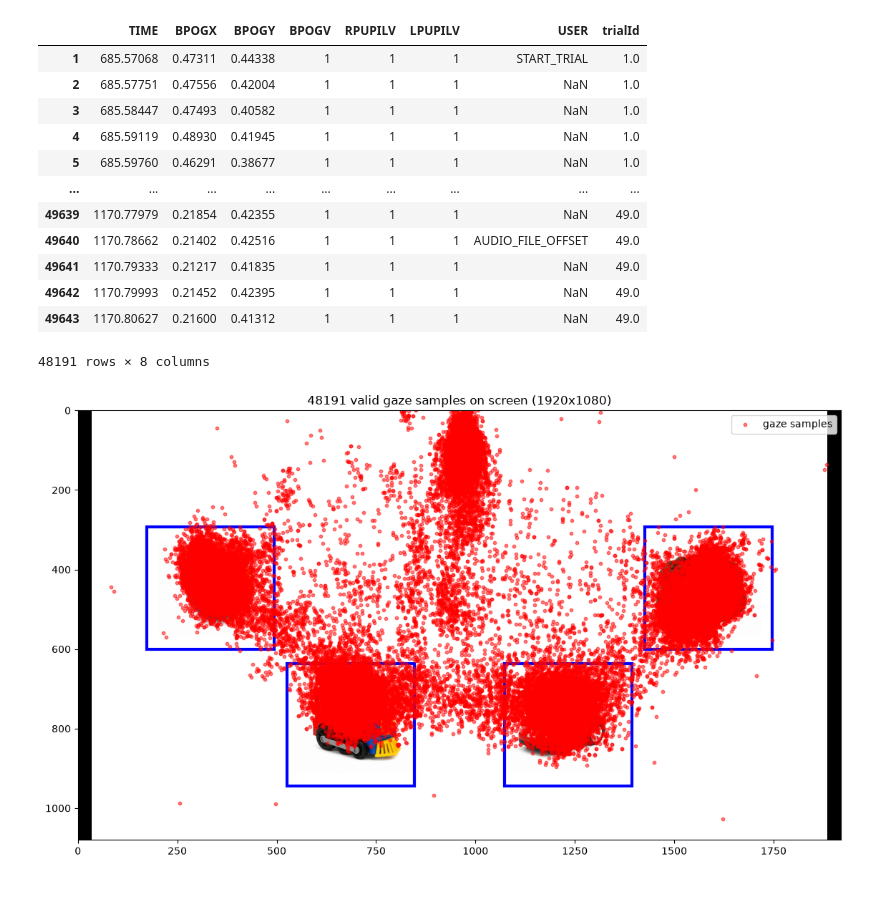
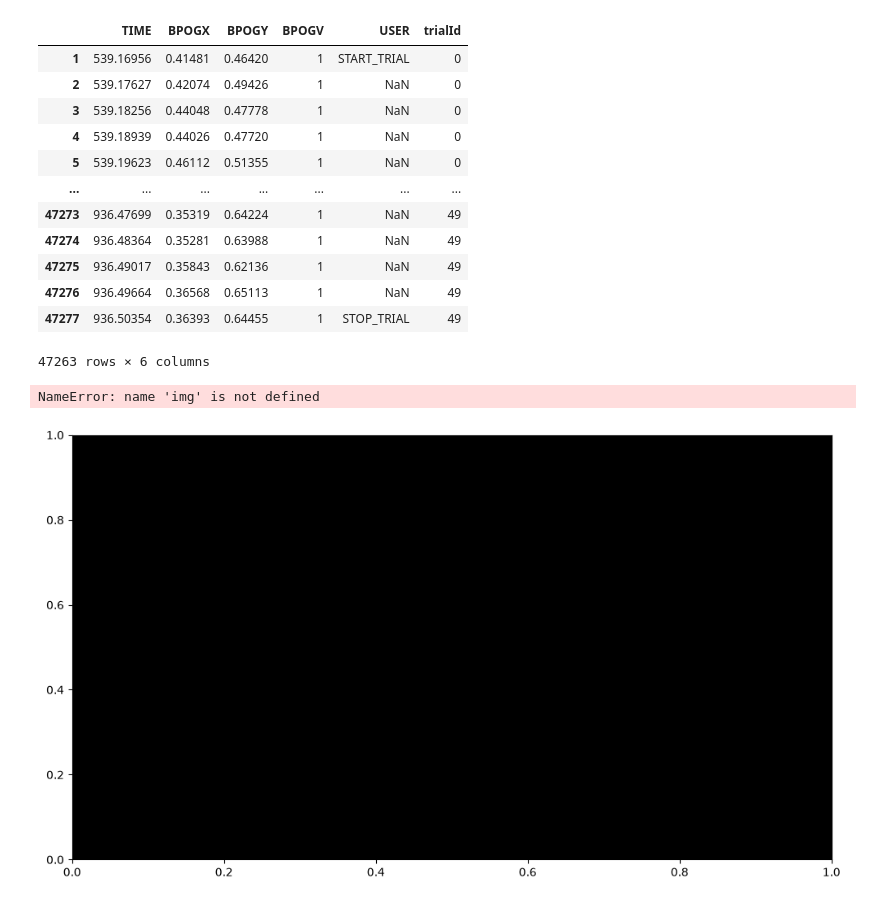
Before and after one commit to JonathanTheDuck/et26_VisualWorldParadigm, a Jupyter notebook: 02_analytics/human_predictions/human_pipeline.ipynb, the cells around one changed output. Cells and saved outputs as stored; diff of their text form; code cells hidden in the pictures.

```diff
--- a/02_analytics/human_predictions/human_pipeline.ipynb
+++ b/02_analytics/human_predictions/human_pipeline.ipynb
@@ -93,47 +63,47 @@ samples_valid
 # %%
 #before we continue we should add trial numbers to the gaze samples starting with 1
 #the construct of this cell was created with gpt:
-is_start = samples_valid["USER"].eq("START_TRIAL")
-is_stop = samples_valid["USER"].eq("STOP_TRIAL")
+is_start = gazeSamples_df_reduced["USER"].eq("START_TRIAL")
+is_stop = gazeSamples_df_reduced["USER"].eq("STOP_TRIAL")
 
 inside = False
-current_id = 0
+current_id = -1
 ids = []
 
 for start, stop in zip(is_start, is_stop):
     if start:
         inside = True
         current_id += 1
-
-    ids.append(current_id if inside else None)
+    #using str here to make merging easier later
+    ids.append(str(current_id) if inside else None)
 
     if stop:
         inside = False
 
-samples_valid["trialId"] = ids
+gazeSamples_df_reduced["trialId"] = ids
 
 # Alles außerhalb eines Intervalls entfernen
-samples_valid_onlyTrials = samples_valid[samples_valid["trialId"].notna()]
-samples_valid_onlyTrials
+samples_onlyTrials = gazeSamples_df_reduced[gazeSamples_df_reduced["trialId"].notna()]
+samples_onlyTrials
 
 
 #sanity checking: correct :) all ids are moving up in correct range
 #svd=samples_valid_onlyTrials[samples_valid_onlyTrials["USER"]=="START_TRIAL"]
 #svd=samples_valid_onlyTrials[samples_valid_onlyTrials["USER"]=="STOP_TRIAL"]
 # %% [output]
-|  | TIME | BPOGX | BPOGY | BPOGV | RPUPILV | LPUPILV | USER | trialId |
-| 1 | 685.57068 | 0.47311 | 0.44338 | 1 | 1 | 1 | START_TRIAL | 1.0 |
-| 2 | 685.57751 | 0.47556 | 0.42004 | 1 | 1 | 1 | NaN | 1.0 |
-| 3 | 685.58447 | 0.47493 | 0.40582 | 1 | 1 | 1 | NaN | 1.0 |
-| 4 | 685.59119 | 0.48930 | 0.41945 | 1 | 1 | 1 | NaN | 1.0 |
-| 5 | 685.59760 | 0.46291 | 0.38677 | 1 | 1 | 1 | NaN | 1.0 |
-| ... | ... | ... | ... | ... | ... | ... | ... | ... |
-| 49639 | 1170.77979 | 0.21854 | 0.42355 | 1 | 1 | 1 | NaN | 49.0 |
-| 49640 | 1170.78662 | 0.21402 | 0.42516 | 1 | 1 | 1 | AUDIO_FILE_OFFSET | 49.0 |
-| 49641 | 1170.79333 | 0.21217 | 0.41835 | 1 | 1 | 1 | NaN | 49.0 |
-| 49642 | 1170.79993 | 0.21452 | 0.42395 | 1 | 1 | 1 | NaN | 49.0 |
-| 49643 | 1170.80627 | 0.21600 | 0.41312 | 1 | 1 | 1 | NaN | 49.0 |
+|  | TIME | BPOGX | BPOGY | BPOGV | USER | trialId |
+| 1 | 539.16956 | 0.41481 | 0.46420 | 1 | START_TRIAL | 0 |
+| 2 | 539.17627 | 0.42074 | 0.49426 | 1 | NaN | 0 |
+| 3 | 539.18256 | 0.44048 | 0.47778 | 1 | NaN | 0 |
+| 4 | 539.18939 | 0.44026 | 0.47720 | 1 | NaN | 0 |
+| 5 | 539.19623 | 0.46112 | 0.51355 | 1 | NaN | 0 |
+| ... | ... | ... | ... | ... | ... | ... |
+| 47273 | 936.47699 | 0.35319 | 0.64224 | 1 | NaN | 49 |
+| 47274 | 936.48364 | 0.35281 | 0.63988 | 1 | NaN | 49 |
+| 47275 | 936.49017 | 0.35843 | 0.62136 | 1 | NaN | 49 |
+| 47276 | 936.49664 | 0.36568 | 0.65113 | 1 | NaN | 49 |
+| 47277 | 936.50354 | 0.36393 | 0.64455 | 1 | STOP_TRIAL | 49 |
-48191 rows × 8 columns
+47263 rows × 6 columns
 # %%
 #the AOIs for the 4 objects have these positions in image coords (top left aligned just as open gaze as well):
 #AOIS have size of 400x400
@@ -146,11 +116,12 @@ positions_old = {
 #________________________________________
 #we have to use scaled positions though as we displayed a 2400x1400 image on 1920x1080 screen.
 positions = {
-    "pos1": (1426, 292),
-    "pos2": (1074, 636),
-    "pos3": (526, 636),
-    "pos4": (174, 292),
+    "pos1": (1745.6, 462.4),
+    "pos2": (1393.6, 820.0),
+    "pos3": (845.6,  820.0),
+    "pos4": (493.6,  462.4),
 }
+
 #also scaled these so they are not sqares anymore actually...need to take care of rsolution better next time !
 box_width = 320
 box_height = 309
@@ -158,8 +129,6 @@ box_height = 309
 
 #also it seems the screen resolution was at 1920x1080, if i read it coirrectly fromm the logfile. so we should change this for the real trials!
 #for now we need to convert image coords to screen coords that we have in open gaze.
-
-#TODO
 
 
 
@@ -171,20 +140,20 @@ import numpy as np
 from matplotlib.patches import Rectangle
 
 # ── Config — adjust these ──────────────────────────────────────────
-SCREEN_W, SCREEN_H = 1920, 1080
+#SCREEN_W, SCREEN_H = 1920, 1080
 IMG_PATH = "../../01_experiment/stimuli/img_composition/1_pos1_nosub.png"   # the actual displayed canvas image
+SCREEN_W, SCREEN_H = 2560, 1440  # OpenSesame virtual canvas
+IMG_W, IMG_H = 2400, 1400        # from your image
 
-# ── Load image & compute how it was actually displayed on screen ──
-img = Image.open(IMG_PATH)
-IMG_W, IMG_H = img.size
+SCALE = 0.8  # explicitly set in OpenSesame sketchpad
 
-scale = min(SCREEN_W / IMG_W, SCREEN_H / IMG_H)
-disp_w, disp_h = IMG_W * scale, IMG_H * scale
-offset_x = (SCREEN_W - disp_w) / 2
-offset_y = (SCREEN_H - disp_h) / 2
+disp_w = IMG_W * SCALE    # 1920.0
+disp_h = IMG_H * SCALE    # 1120.0
+offset_x = (SCREEN_W - disp_w) / 2  # 320.0
+offset_y = (SCREEN_H - disp_h) / 2  # 160.0
 
 # ── Convert gaze samples: normalized -> screen pixels ──────────────
-valid = samples_valid_onlyTrials[samples_valid_onlyTrials["BPOGV"] == 1].copy()
+valid = samples_onlyTrials[samples_onlyTrials["BPOGV"] == 1].copy()
 valid["screen_x"] = valid["BPOGX"] * SCREEN_W
 valid["screen_y"] = valid["BPOGY"] * SCREEN_H
 
@@ -193,34 +162,35 @@ fig, ax = plt.subplots(figsize=(12, 6.75))  # matches 16:9 aspect
 
 # black screen background
 ax.add_patch(patches.Rectangle((0, 0), SCREEN_W, SCREEN_H, color="black", zorder=0))
 
 # image placed at its actual displayed position/size
 ax.imshow(img, extent=[offset_x, offset_x + disp_w, offset_y + disp_h, offset_y], zorder=1)
 # note: extent y is [top, bottom] reversed because imshow origin is upper-left by default
 
 # gaze samples on top
 ax.scatter(valid["screen_x"], valid["screen_y"], s=10, c="red", alpha=0.5, zorder=2, label="gaze samples")
 
 for name, (x, y) in positions.items():
     rect = Rectangle(
         (x, y),            # top-left corner
         box_width,         # width
         box_height,        # height
         linewidth=3,
         edgecolor='blue',
         facecolor='none'
     )
     ax.add_patch(rect)
 
 ax.set_xlim(0, SCREEN_W)
 ax.set_ylim(SCREEN_H, 0)  # y-axis flipped so (0,0) is top-left, matching screen coords
 ax.set_aspect("equal")
 ax.set_title(f"{len(valid)} valid gaze samples on screen ({SCREEN_W}x{SCREEN_H})")
 ax.legend(loc="upper right")
 plt.tight_layout()
 plt.show()
 # %% [output]
+NameError: name 'img' is not defined
-[figure, old version]
+[figure, new version]
 # %%
 #we also want to filter all samples and only keep those that are in the relevant time frame for each trial.
 #this is inbeteween VERB ONSET ( called root start) and TARGET OBJECT ONSET (called dobj start)
```
Also changed, not shown: parts of 9 cells of this notebook.
